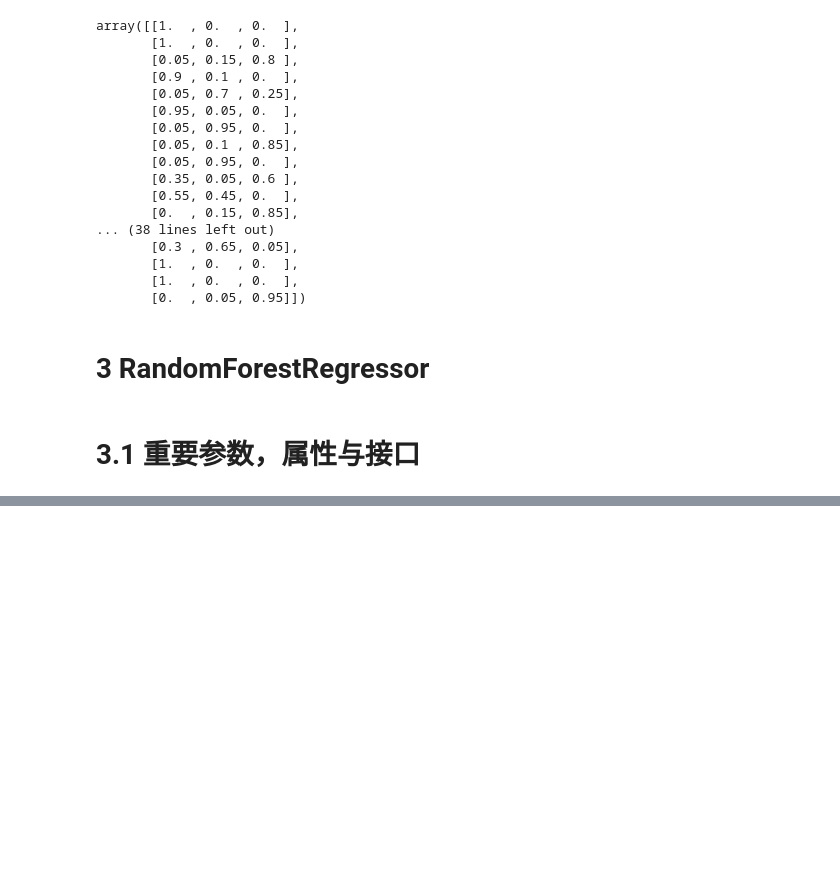
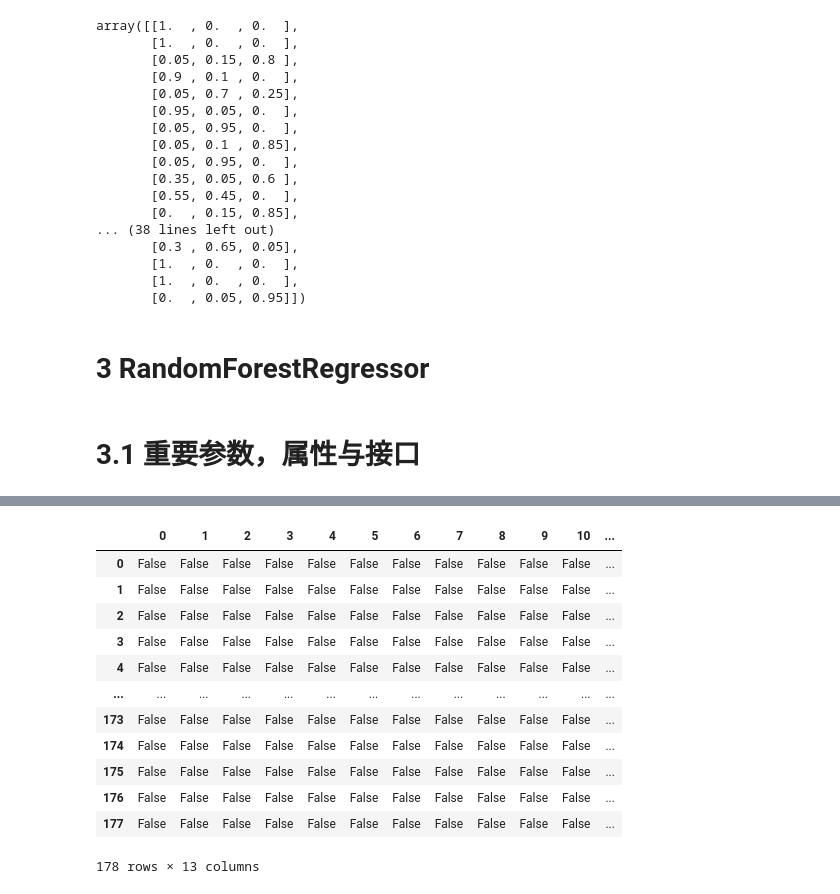
Before and after one commit to hezhen98/RandomForest, a Jupyter notebook: random.ipynb, the cells around one changed output, grey strips where cells are left out. Drawn from its saved outputs; the diff is of its cells as text; code cells hidden in the pictures; blank space fills up the shorter version.

```diff
--- a/random.ipynb
+++ b/random.ipynb
@@ -201,0 +237,2 @@ array([[1.  , 0.  , 0.  ],
+# %%
+dataset = load_boston()
@@ -201,0 +243,2 @@ array([[1.  , 0.  , 0.  ],
+# %%
+x_full, y_full = dataset.data, dataset.target
@@ -201,0 +263,16 @@ array([[1.  , 0.  , 0.  ],
+# %%
+pd.DataFrame(x_full).isna()==True
+# %% [output]
+|  | 0 | 1 | 2 | 3 | 4 | 5 | 6 | 7 | 8 | 9 | 10 | ... |
+| 0 | False | False | False | False | False | False | False | False | False | False | False | ... |
+| 1 | False | False | False | False | False | False | False | False | False | False | False | ... |
+| 2 | False | False | False | False | False | False | False | False | False | False | False | ... |
+| 3 | False | False | False | False | False | False | False | False | False | False | False | ... |
+| 4 | False | False | False | False | False | False | False | False | False | False | False | ... |
+| ... | ... | ... | ... | ... | ... | ... | ... | ... | ... | ... | ... | ... |
+| 173 | False | False | False | False | False | False | False | False | False | False | False | ... |
+| 174 | False | False | False | False | False | False | False | False | False | False | False | ... |
+| 175 | False | False | False | False | False | False | False | False | False | False | False | ... |
+| 176 | False | False | False | False | False | False | False | False | False | False | False | ... |
+| 177 | False | False | False | False | False | False | False | False | False | False | False | ... |
+178 rows × 13 columns
```
Also changed, not shown: parts of 25 cells of this notebook.
